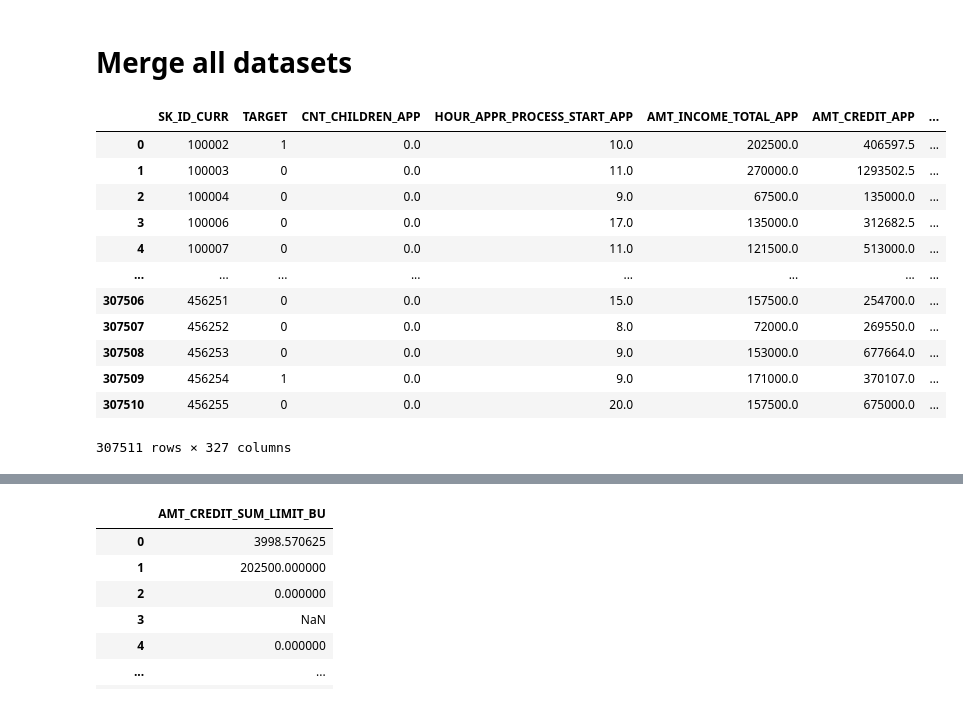
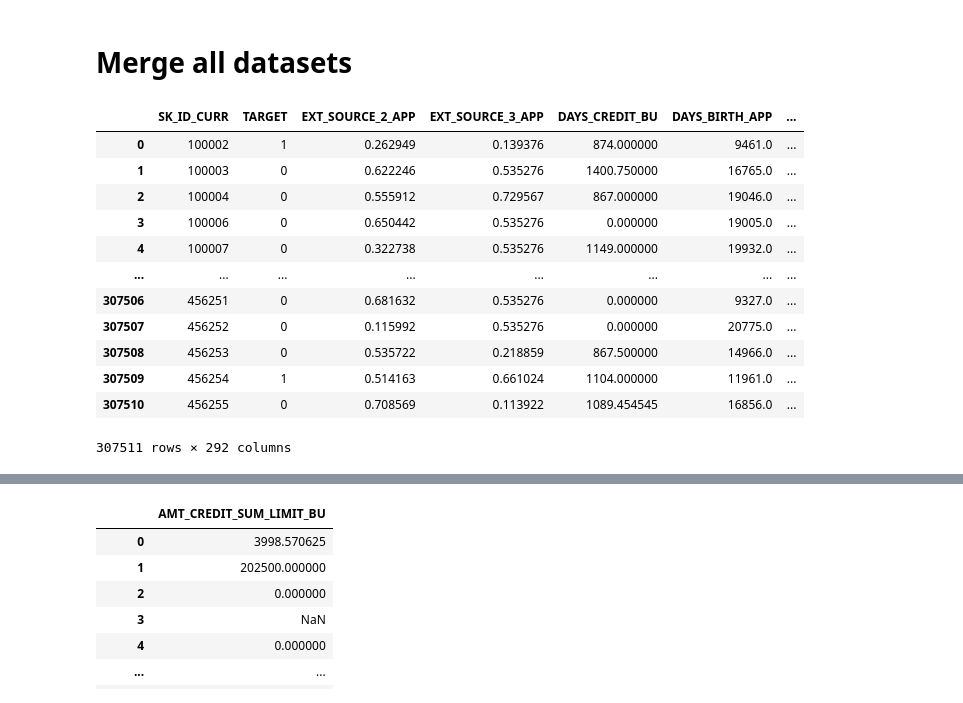
Before and after one commit to joaogoncalves99/Machine-Learning, a Jupyter notebook: Cleaning_Applications.ipynb, the cells around one changed output, grey strips where cells are left out. Cells and saved outputs as stored; diff of their text form; code cells hidden in the pictures.

Commit message:
Train/test done

```diff
--- a/Cleaning_Applications.ipynb
+++ b/Cleaning_Applications.ipynb
@@ -1713,26 +1710,47 @@ posh_cash
 # %% [markdown]
 # Merge all datasets
 # %%
-merge_1 = transformed_app_train_df.merge(prev_applications, on="SK_ID_CURR", how="left")
+merge_1 = transformed_applications_df.merge(prev_applications, on="SK_ID_CURR", how="left")
 merge_2 = merge_1.merge(credit_card_balance_grouped, on="SK_ID_CURR", how="left")
 merge_3 = merge_2.merge(posh_cash, on="SK_ID_CURR", how="left")
 merge_4 = merge_3.merge(bureau_all, on="SK_ID_CURR", how="left")
 merge_5 = merge_4.merge(grouped_installment_payments, on="SK_ID_CURR", how="left")
 
 merge_5["COUNT_PREV"] = merge_5[["COUNT_PREV_PA", "COUNT_PREV_CCB", "COUNT_PREV_PC", "COUNT_PREV_IP"]].max(axis=1)
-merge_5.drop(columns=["COUNT_PREV_PA", "COUNT_PREV_CCB", "COUNT_PREV_PC", "COUNT_PREV_IP"], inplace=True)
-merge_5
+merge_5.drop(columns=["COUNT_PREV_PA", "COUNT_PREV_CCB", "COUNT_PREV_PC", "COUNT_PREV_IP"], axis=1, inplace=True)
+
+
+#Adding columns for each column if the value is NaN given that, since the imputer was done previously to each table, a NaN value indicates that there is no information about these ID in the other tables (should not be considered as a normal NaN value)
+def preprocess_df(df):
+    new_df = df.copy()
+    if df.isnull().any().any():
+        for col in df.columns:
+            if df[col].isnull().values.any():
+                new_df[col + '_AVAILABLE'] = np.where(df[col].isnull(), 0, 1)
+                new_df[col] = new_df[col].fillna(0)
+        return new_df
+    return new_df
+
+table = preprocess_df(merge_5)
+
+
+#Keeping only the columns that have a correlation with the TARGET higher than 0.01
+correlation = pd.DataFrame(abs(table.corrwith(table["TARGET"])).sort_values(ascending=False))
+columns_keep = list(correlation[correlation[0] > 0.01].index)
+list_columns = ["SK_ID_CURR"]+columns_keep
+table = table[list_columns]
+table
 # %% [output]
-|  | SK_ID_CURR | TARGET | CNT_CHILDREN_APP | HOUR_APPR_PROCESS_START_APP | AMT_INCOME_TOTAL_APP | AMT_CREDIT_APP | ... |
-| 0 | 100002 | 1 | 0.0 | 10.0 | 202500.0 | 406597.5 | ... |
-| 1 | 100003 | 0 | 0.0 | 11.0 | 270000.0 | 1293502.5 | ... |
-| 2 | 100004 | 0 | 0.0 | 9.0 | 67500.0 | 135000.0 | ... |
-| 3 | 100006 | 0 | 0.0 | 17.0 | 135000.0 | 312682.5 | ... |
-| 4 | 100007 | 0 | 0.0 | 11.0 | 121500.0 | 513000.0 | ... |
+|  | SK_ID_CURR | TARGET | EXT_SOURCE_2_APP | EXT_SOURCE_3_APP | DAYS_CREDIT_BU | DAYS_BIRTH_APP | ... |
+| 0 | 100002 | 1 | 0.262949 | 0.139376 | 874.000000 | 9461.0 | ... |
+| 1 | 100003 | 0 | 0.622246 | 0.535276 | 1400.750000 | 16765.0 | ... |
+| 2 | 100004 | 0 | 0.555912 | 0.729567 | 867.000000 | 19046.0 | ... |
+| 3 | 100006 | 0 | 0.650442 | 0.535276 | 0.000000 | 19005.0 | ... |
+| 4 | 100007 | 0 | 0.322738 | 0.535276 | 1149.000000 | 19932.0 | ... |
 | ... | ... | ... | ... | ... | ... | ... | ... |
-| 307506 | 456251 | 0 | 0.0 | 15.0 | 157500.0 | 254700.0 | ... |
-| 307507 | 456252 | 0 | 0.0 | 8.0 | 72000.0 | 269550.0 | ... |
-| 307508 | 456253 | 0 | 0.0 | 9.0 | 153000.0 | 677664.0 | ... |
-| 307509 | 456254 | 1 | 0.0 | 9.0 | 171000.0 | 370107.0 | ... |
-| 307510 | 456255 | 0 | 0.0 | 20.0 | 157500.0 | 675000.0 | ... |
+| 307506 | 456251 | 0 | 0.681632 | 0.535276 | 0.000000 | 9327.0 | ... |
+| 307507 | 456252 | 0 | 0.115992 | 0.535276 | 0.000000 | 20775.0 | ... |
+| 307508 | 456253 | 0 | 0.535722 | 0.218859 | 867.500000 | 14966.0 | ... |
+| 307509 | 456254 | 1 | 0.514163 | 0.661024 | 1104.000000 | 11961.0 | ... |
+| 307510 | 456255 | 0 | 0.708569 | 0.113922 | 1089.454545 | 16856.0 | ... |
-307511 rows × 327 columns
+307511 rows × 292 columns
```
Also changed, not shown: parts of 17 cells of this notebook.
